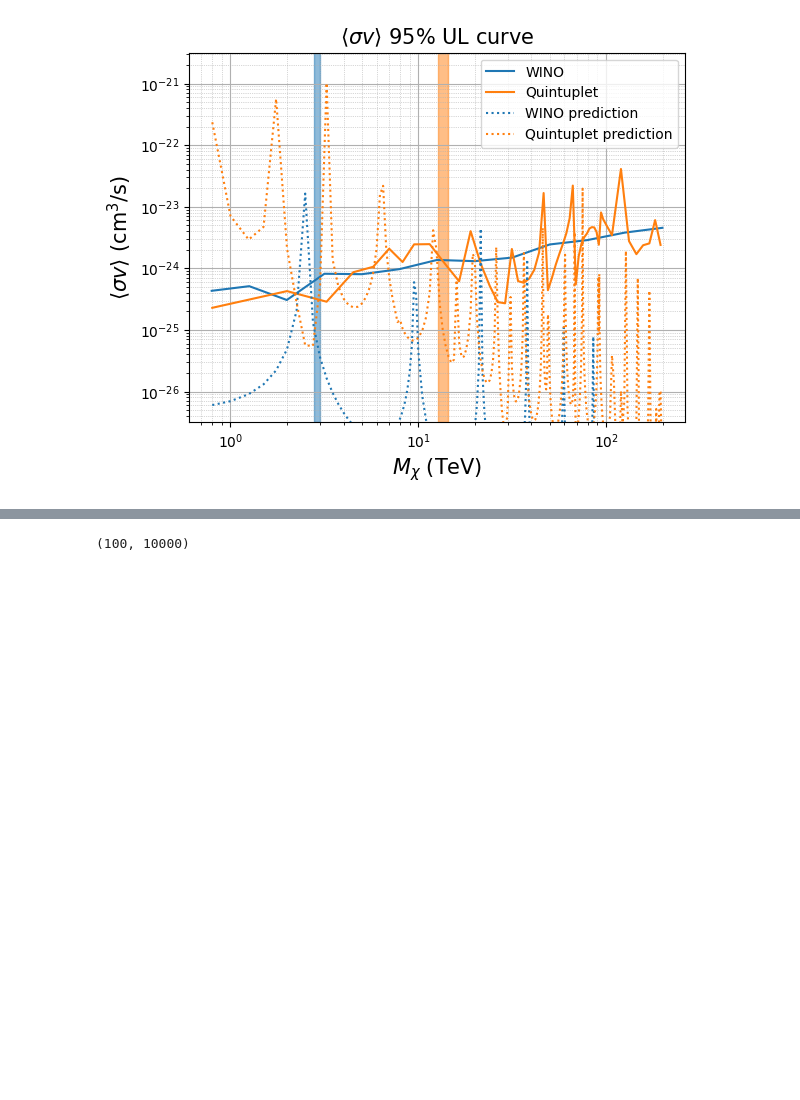
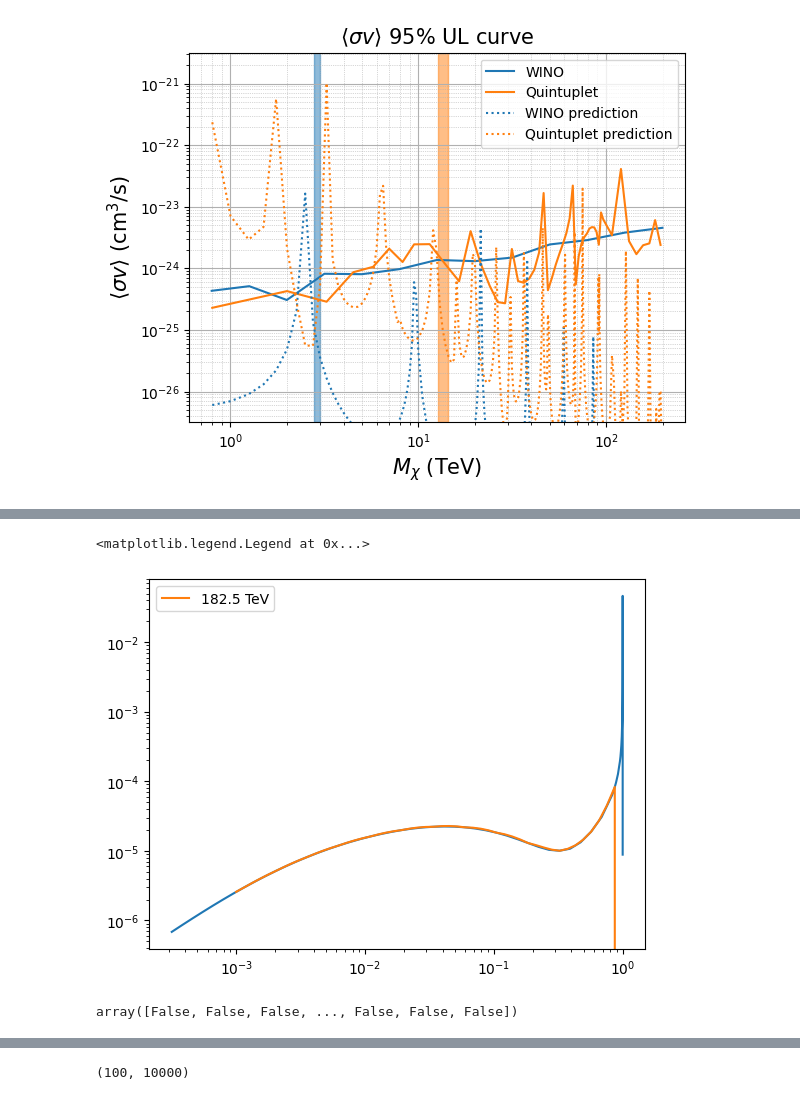
Before and after one commit to takdg123/dm_analysis, a Jupyter notebook: Wino/Playground.ipynb, the cells around one changed output, grey strips where cells are left out. Saved outputs shown, nothing was run; the diff lists cells and outputs as text; code cells hidden in the pictures; blank space fills up the shorter version.

```diff
--- a/Wino/check.ipynb
+++ b/Wino/Playground.ipynb
@@ -156,0 +102,16 @@ change_file("dnde_wino_endpoint", "dnde_wino_final")
+# %%
+x = np.geomspace(1e-3, 1)
+#plt.loglog(x, x**2*Qspectra(x, 1.80000000e+05)[0], label="180 TeV")
+plt.loglog(tab["x"], tab["x"]**2*tab["dNdE"])
+plt.loglog(x, x**2*Qspectra(x, 1.82500000e+05)[0], label="182.5 TeV")
+# plt.loglog(x, x**2*Qspectra(x, 1.85000000e+05)[0], label="185 TeV")
+# plt.loglog(x, x**2*Qspectra(x, 1.87500000e+05)[0], label="187.5 TeV")
+# plt.loglog(x, x**2*Qspectra(x, 1.90000000e+05)[0], label="190 TeV")
+plt.legend()
+# %% [output]
+<matplotlib.legend.Legend at 0x...>
+[figure, added]
+# %%
+data["mass"] == 1.85000000e+05
+# %% [output]
+array([False, False, False, ..., False, False, False])
```
Also changed, not shown: parts of 41 cells of this notebook, 22 other files.
